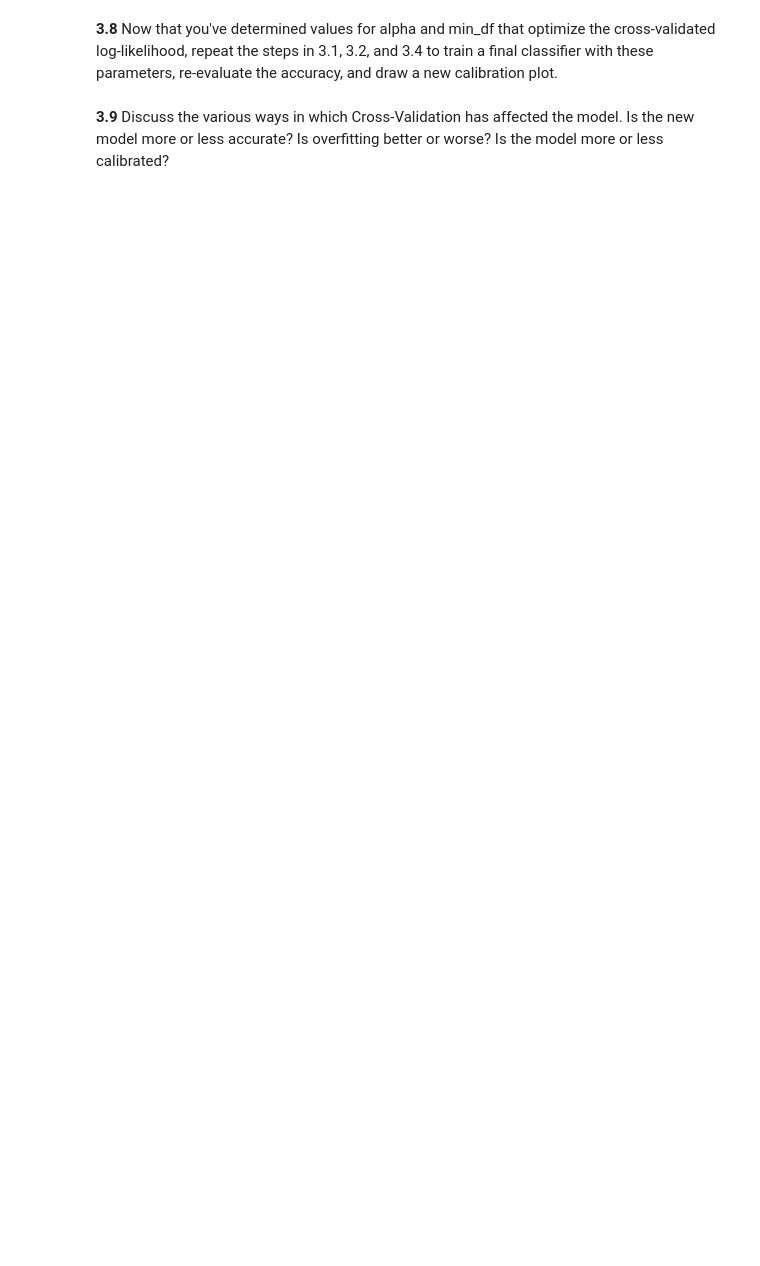
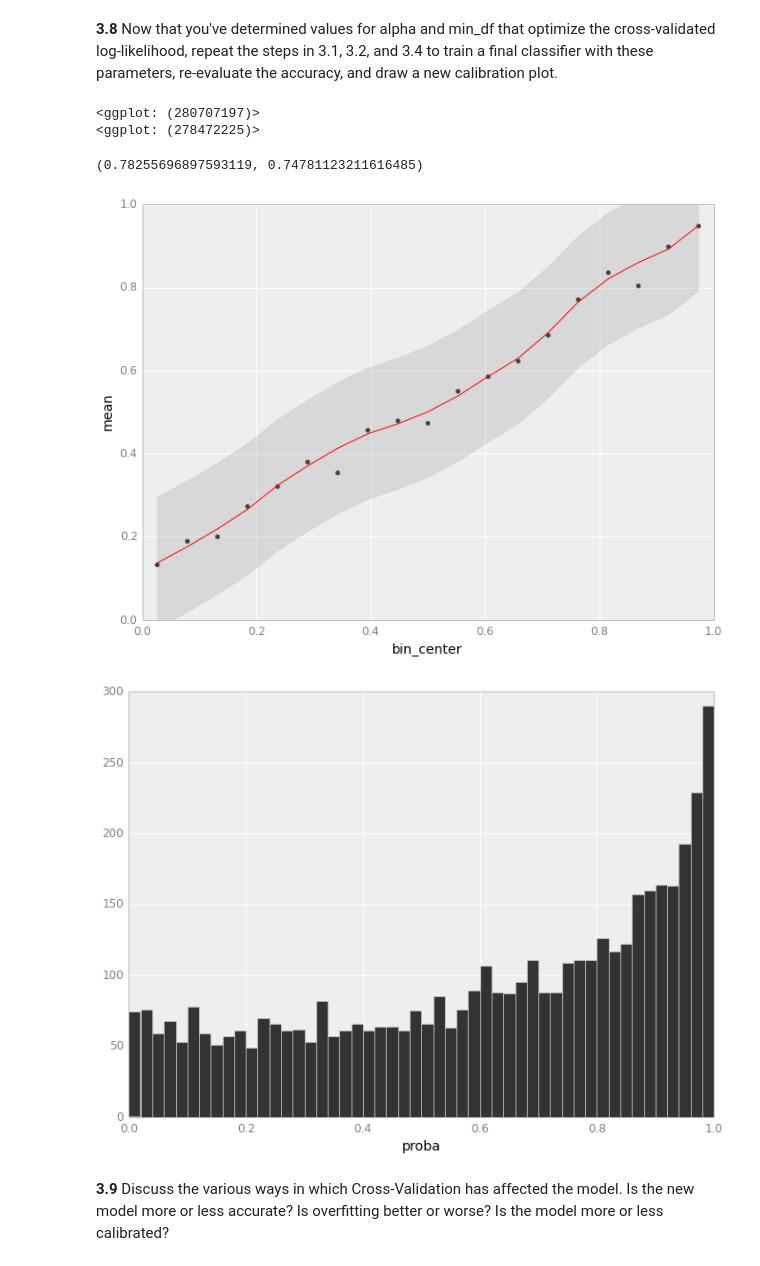
Before and after one commit to danielfrg/harvard-cs109-fall-2013, a Jupyter notebook: homeworks/HW3/HW3_mysolution.ipynb, the cells around one changed output. Drawn from its saved outputs; the diff is of its cells as text; code cells hidden in the pictures; blank space fills up the shorter version.

```diff
--- a/homeworks/HW3/HW3_mysolution.ipynb
+++ b/homeworks/HW3/HW3_mysolution.ipynb
@@ -627,3 +665,8 @@ y : (nexample) integer array
     Whether each review is Fresh
 """
 #your code here
+
+def log_likelihood(clf, x, y):
+    prob = clf.predict_log_proba(x)
+    fresh = y == 1
+    return prob[fresh, 1].sum() + prob[~fresh, 0].sum()
@@ -682,6 +729,12 @@ for alpha in alphas:
         X, Y = make_xy(critics, vectorizer)
 
         #your code here
+        clf = MultinomialNB(alpha=alpha)
+        loglike = cv_score(clf, X, Y, log_likelihood)
+
+        if loglike > max_loglike:
+            max_loglike = loglike
+            best_alpha, best_min_df = alpha, min_df
 # %%
 print "alpha: %f" % best_alpha
 print "min_df: %f" % best_min_df
@@ -692,2 +746,23 @@ print "min_df: %f" % best_min_df
+# %%
+#Your code here
+
+vectorizer = CountVectorizer(min_df=best_min_df)
+X, y = make_xy(critics, vectorizer)
+X_train, X_test, y_train, y_test = train_test_split(X, y, test_size=0.3, random_state=1234)
+
+clf = MultinomialNB(alpha=best_alpha).fit(X_train, y_train)
+
+calibration_plot(clf, X_test, y_test)
+
+training_accuracy = clf.score(X_train, y_train)
+test_accuracy = clf.score(X_test, y_test)
+
+training_accuracy, test_accuracy
+# %% [output]
+<ggplot: (280707197)>
+<ggplot: (278472225)>
+(0.78255696897593119, 0.74781123211616485)
+[figure, added]
+[figure, added]
 # %% [markdown]
 **3.9** Discuss the various ways in which Cross-Validation has affected the model. Is the new model more or less accurate? Is overfitting better or worse? Is the model more or less calibrated?
```
Also changed, not shown: parts of 40 cells of this notebook.
